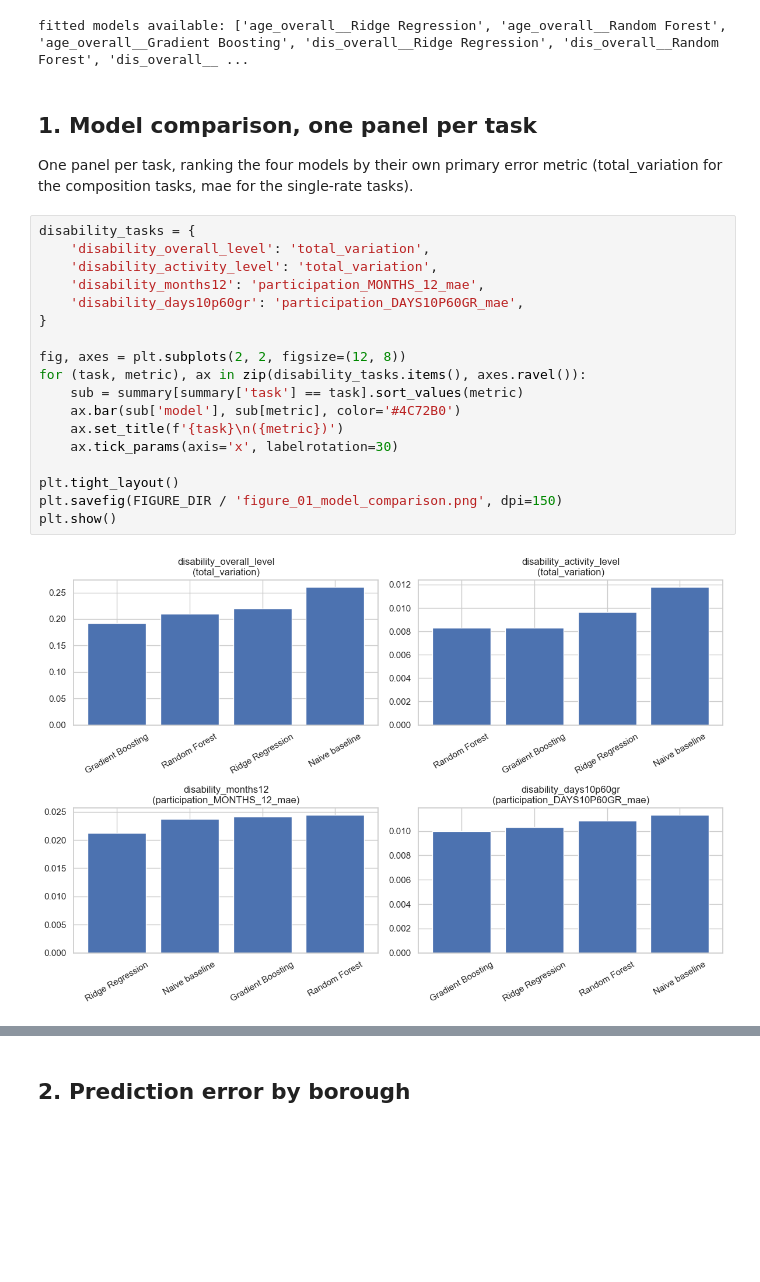
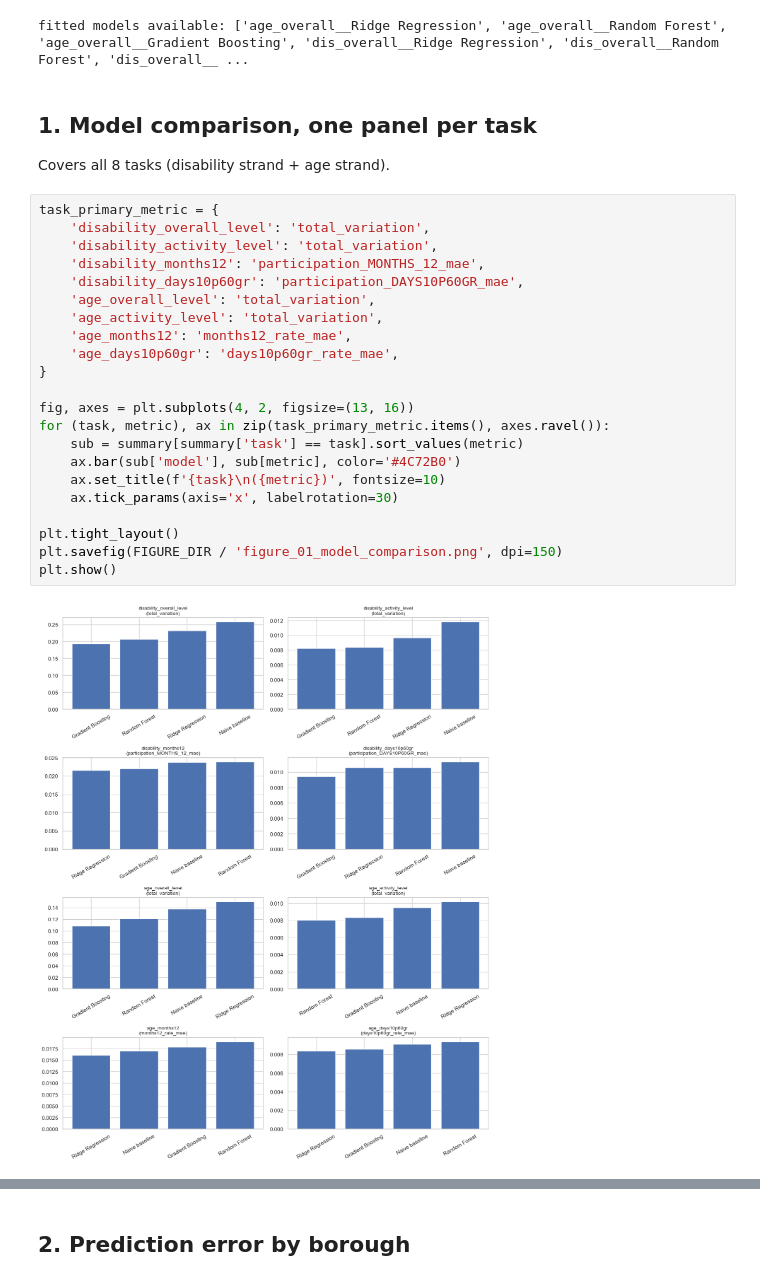
Before and after one commit to YifengMao666/London-Sport2-Group20, a Jupyter notebook: Jingyi Hua/notebooks/07_RQ3_post_modeling_eda.ipynb, the cells around one changed output, grey strips where cells are left out. Cells and saved outputs as stored; diff of their text form; blank space fills up the shorter version.

Commit message:
Add modelling modifications

```diff
--- a/Jingyi Hua/notebooks/07_RQ3_post_modeling_eda.ipynb
+++ b/Jingyi Hua/notebooks/07_RQ3_post_modeling_eda.ipynb
@@ -24,28 +24,31 @@ with open(OUTPUT_DIR / 'fitted_models.pkl', 'rb') as f:
 print('fitted models available:', list(fitted_models.keys()))
 # %% [output]
 fitted models available: ['age_overall__Ridge Regression', 'age_overall__Random Forest', 'age_overall__Gradient Boosting', 'dis_overall__Ridge Regression', 'dis_overall__Random Forest', 'dis_overall__ ...
-# %% [markdown]
-## 1. Model comparison, one panel per task
-
-One panel per task, ranking the four models by their own primary error metric
-(total_variation for the composition tasks, mae for the single-rate tasks).
+# %% [markdown]
+## 1. Model comparison, one panel per task
+
+Covers all 8 tasks (disability strand + age strand).
 # %%
-disability_tasks = {
+task_primary_metric = {
     'disability_overall_level': 'total_variation',
     'disability_activity_level': 'total_variation',
     'disability_months12': 'participation_MONTHS_12_mae',
     'disability_days10p60gr': 'participation_DAYS10P60GR_mae',
+    'age_overall_level': 'total_variation',
+    'age_activity_level': 'total_variation',
+    'age_months12': 'months12_rate_mae',
+    'age_days10p60gr': 'days10p60gr_rate_mae',
 }
 
-fig, axes = plt.subplots(2, 2, figsize=(12, 8))
-for (task, metric), ax in zip(disability_tasks.items(), axes.ravel()):
+fig, axes = plt.subplots(4, 2, figsize=(13, 16))
+for (task, metric), ax in zip(task_primary_metric.items(), axes.ravel()):
     sub = summary[summary['task'] == task].sort_values(metric)
     ax.bar(sub['model'], sub[metric], color='#4C72B0')
-    ax.set_title(f'{task}\n({metric})')
+    ax.set_title(f'{task}\n({metric})', fontsize=10)
     ax.tick_params(axis='x', labelrotation=30)
 
 plt.tight_layout()
 plt.savefig(FIGURE_DIR / 'figure_01_model_comparison.png', dpi=150)
 plt.show()
 # %% [output]
-[figure, old version]
+[figure, new version]
```
Also changed, not shown: parts of 20 cells of this notebook, 13 other files.
